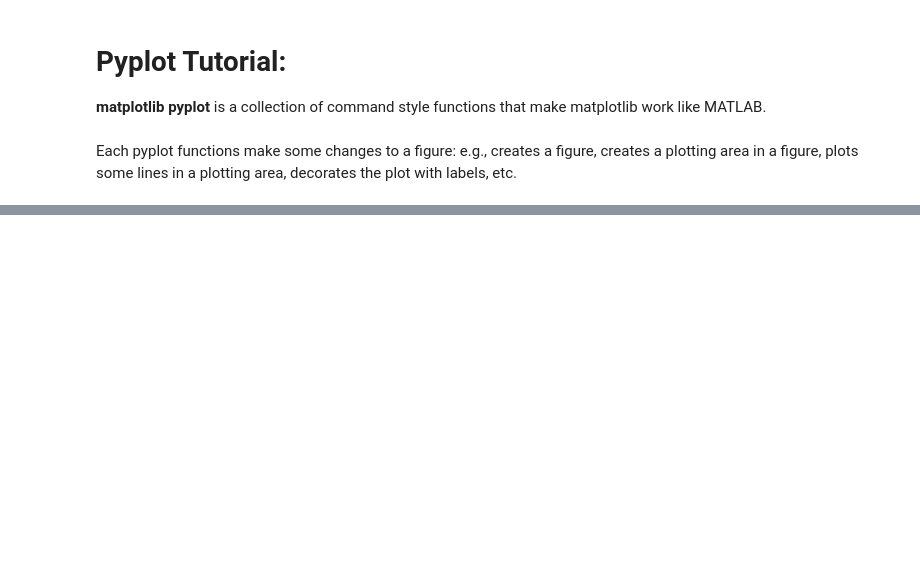
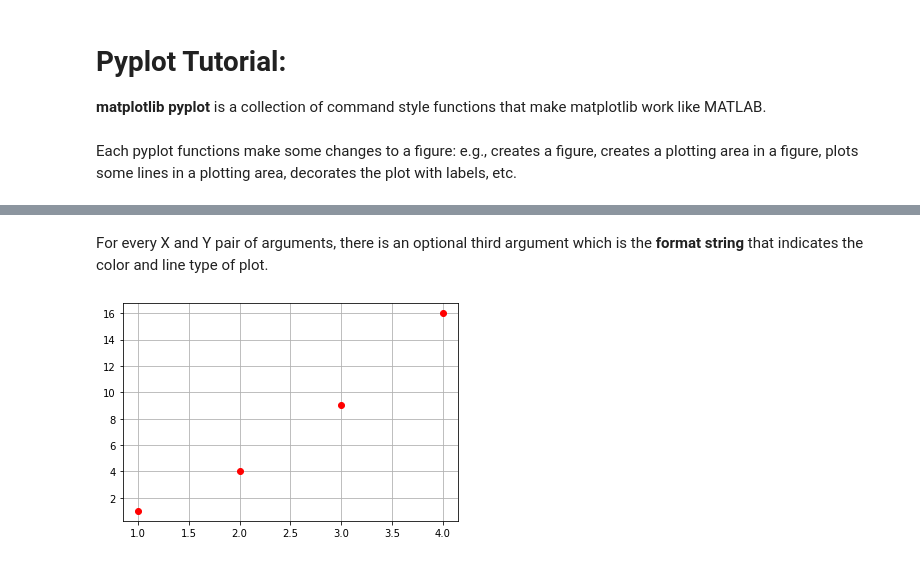
Before and after one commit to armanansari1997/Python_for_Data_Science, a Jupyter notebook: Scaler_free_Srikanth_Varma/matplotlib_pyplot.ipynb, the cells around one changed output, grey strips where cells are left out. Cells and saved outputs as stored; diff of their text form; code cells hidden in the pictures; blank space fills up the shorter version.

```diff
--- a/Scaler_free_Srikanth_Varma/matplotlib_pyplot.ipynb
+++ b/Scaler_free_Srikanth_Varma/matplotlib_pyplot.ipynb
@@ -16,0 +35,9 @@ plt.show()
+# %% [markdown]
+For every X and Y pair of arguments, there is an optional third argument which is the **format string** that indicates the color and line type of plot.
+# %%
+plt.plot([1, 2, 3, 4], [1, 4, 9, 16], 'ro')  # r=red, o=
+plt.grid()
+
+plt.show()
+# %% [output]
+[figure, added]
```
Also changed, not shown: parts of 7 cells of this notebook.
